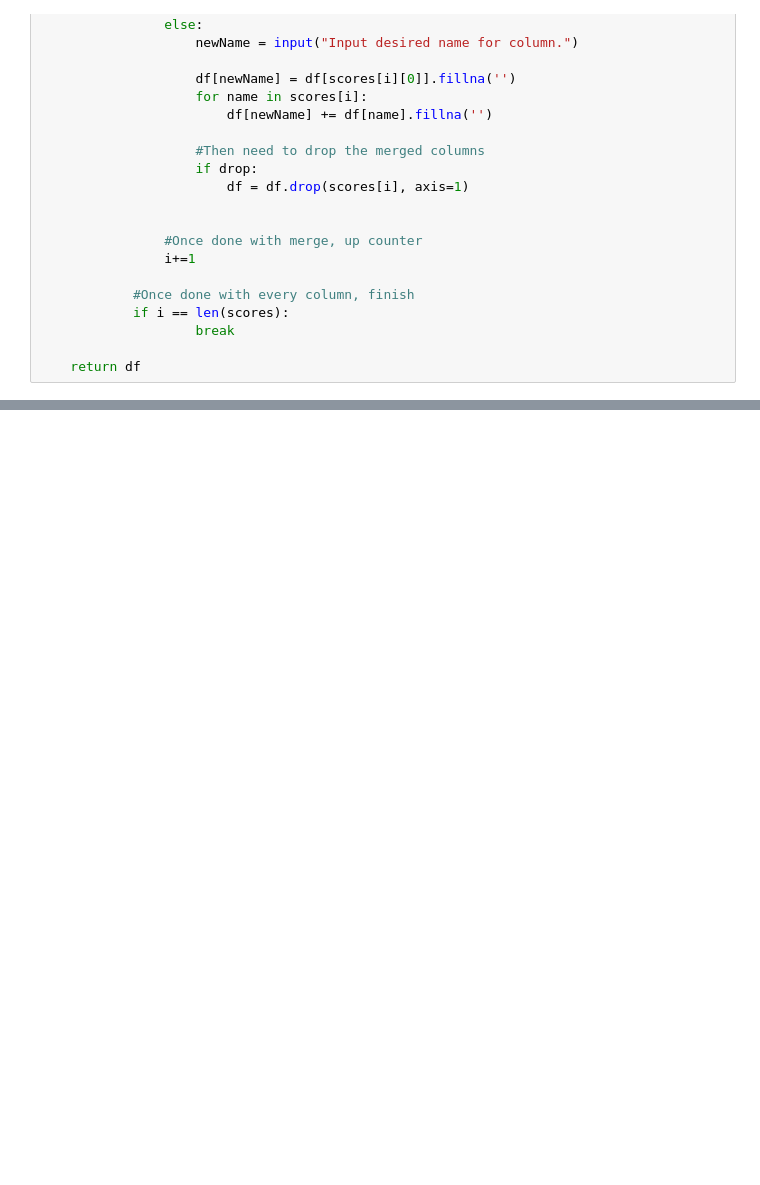
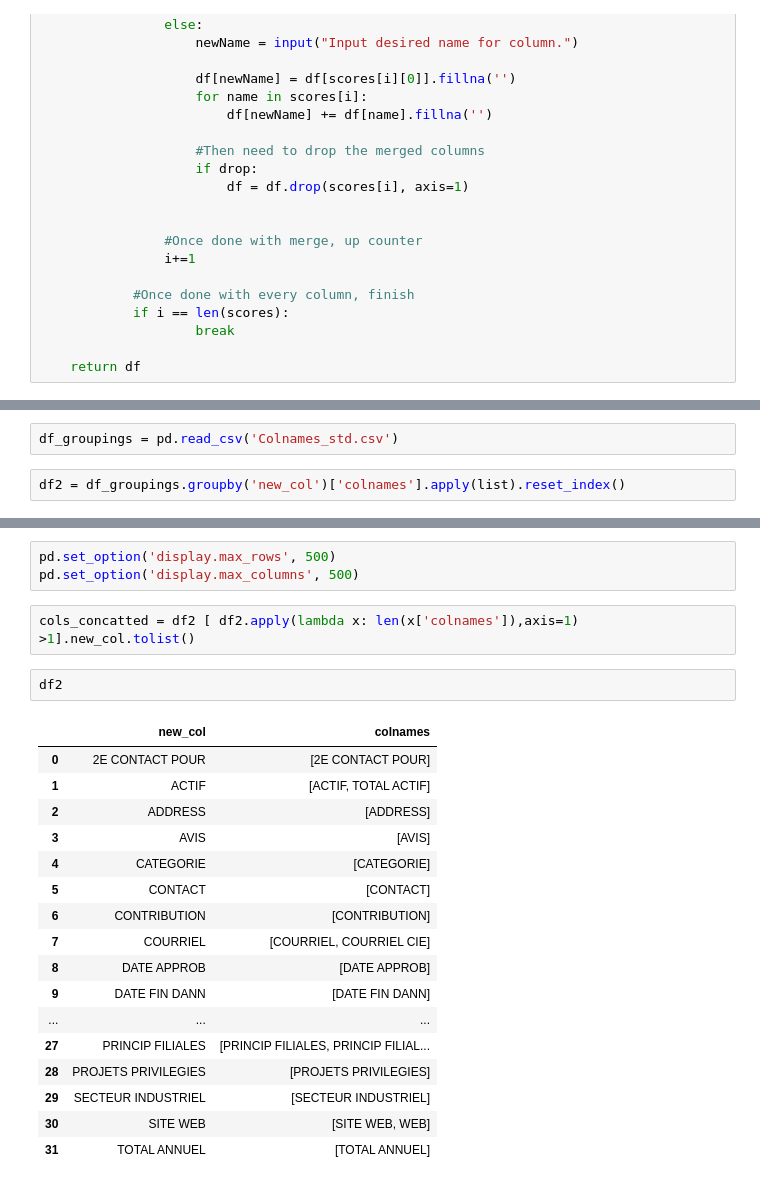
Before and after one commit to carlosfg97/Kurling4Kids, a Jupyter notebook: pdfextract_v1.ipynb, the cells around one changed output, grey strips where cells are left out. Saved outputs shown, nothing was run; the diff lists cells and outputs as text; blank space fills up the shorter version.

```diff
--- a/pdfextract_v1.ipynb
+++ b/pdfextract_v1.ipynb
@@ -350,0 +353,4 @@ KeyboardInterrupt: Interrupted by user
+# %%
+df_groupings = pd.read_csv('Colnames_std.csv')
+# %%
+df2 = df_groupings.groupby('new_col')['colnames'].apply(list).reset_index()
@@ -350,0 +368,25 @@ KeyboardInterrupt: Interrupted by user
+# %%
+pd.set_option('display.max_rows', 500)
+pd.set_option('display.max_columns', 500)
+# %%
+cols_concatted = df2 [ df2.apply(lambda x: len(x['colnames']),axis=1) >1].new_col.tolist()
+# %%
+df2
+# %% [output]
+|  | new_col | colnames |
+| 0 | 2E CONTACT POUR | [2E CONTACT POUR] |
+| 1 | ACTIF | [ACTIF, TOTAL ACTIF] |
+| 2 | ADDRESS | [ADDRESS] |
+| 3 | AVIS | [AVIS] |
+| 4 | CATEGORIE | [CATEGORIE] |
+| 5 | CONTACT | [CONTACT] |
+| 6 | CONTRIBUTION | [CONTRIBUTION] |
+| 7 | COURRIEL | [COURRIEL, COURRIEL CIE] |
+| 8 | DATE APPROB | [DATE APPROB] |
+| 9 | DATE FIN DANN | [DATE FIN DANN] |
+| ... | ... | ... |
+| 27 | PRINCIP FILIALES | [PRINCIP FILIALES, PRINCIP FILIAL... |
+| 28 | PROJETS PRIVILEGIES | [PROJETS PRIVILEGIES] |
+| 29 | SECTEUR INDUSTRIEL | [SECTEUR INDUSTRIEL] |
+| 30 | SITE WEB | [SITE WEB, WEB] |
+| 31 | TOTAL ANNUEL | [TOTAL ANNUEL] |
```
Also changed, not shown: parts of 10 cells of this notebook, 2 other files.
